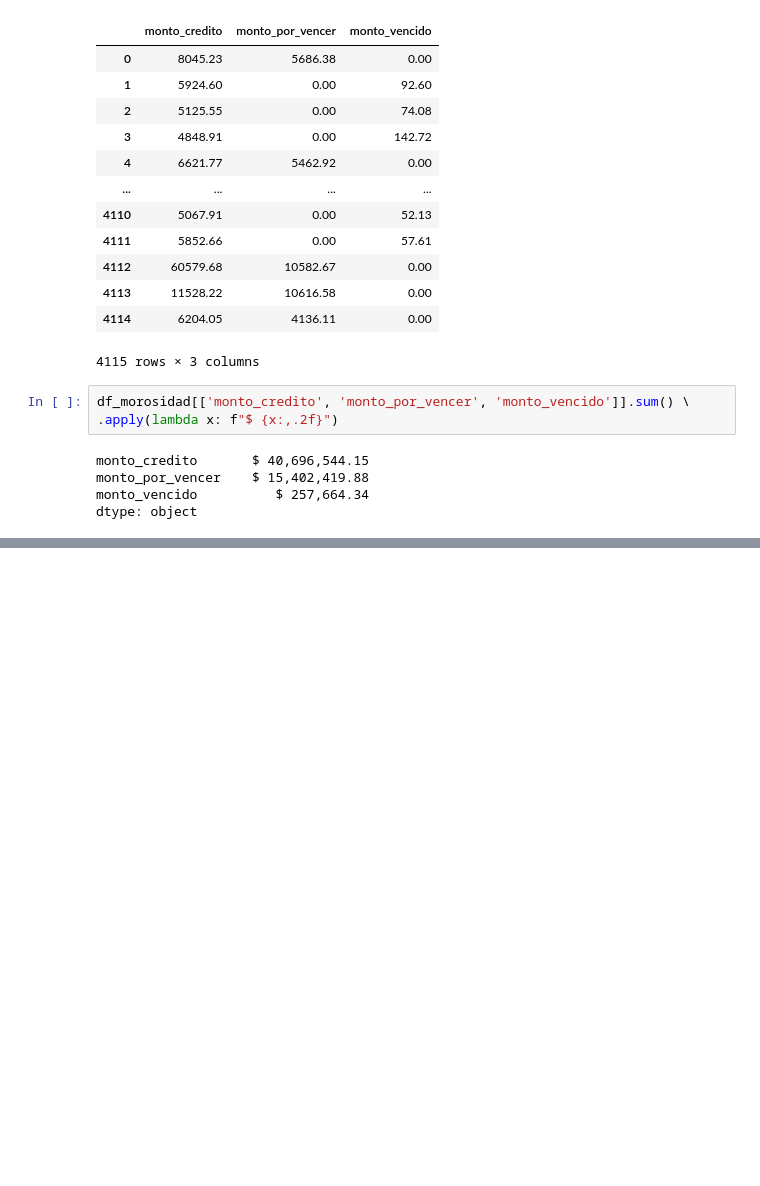
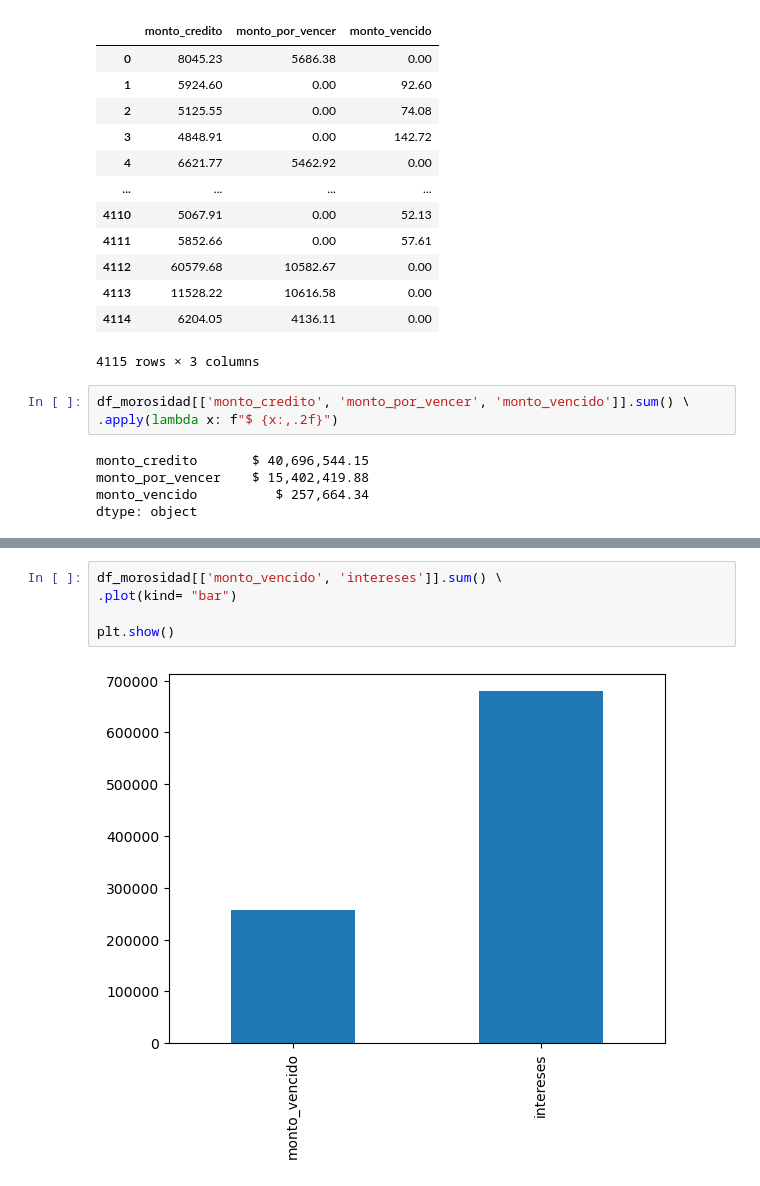
Before and after one commit to carlos-calderon-cabezas/financial-relief-analysis, a Jupyter notebook: analisis_alivio_financiero.ipynb, the cells around one changed output, grey strips where cells are left out. Saved outputs shown, nothing was run; the diff lists cells and outputs as text; blank space fills up the shorter version.

```diff
--- a/analisis_alivio_financiero.ipynb
+++ b/analisis_alivio_financiero.ipynb
@@ -381,0 +416,7 @@ plt.show()
+# %%
+df_morosidad[['monto_vencido', 'intereses']].sum() \
+.plot(kind= "bar")
+
+plt.show()
+# %% [output]
+[figure, added]
```
Also changed, not shown: parts of 21 cells of this notebook.
